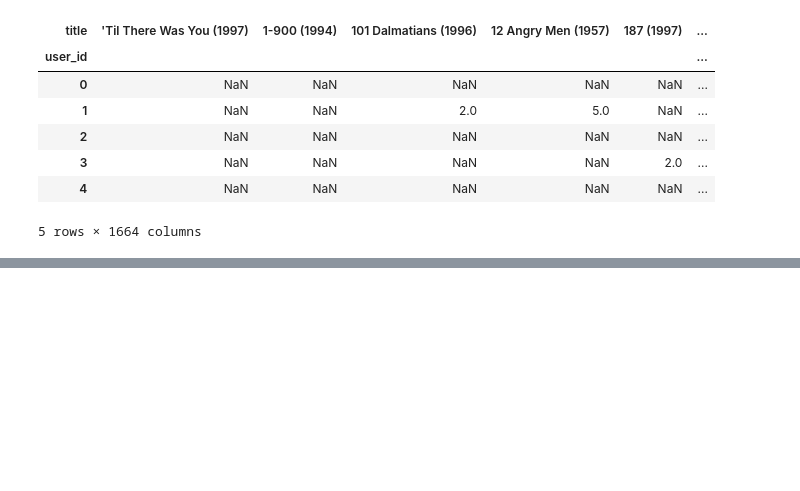
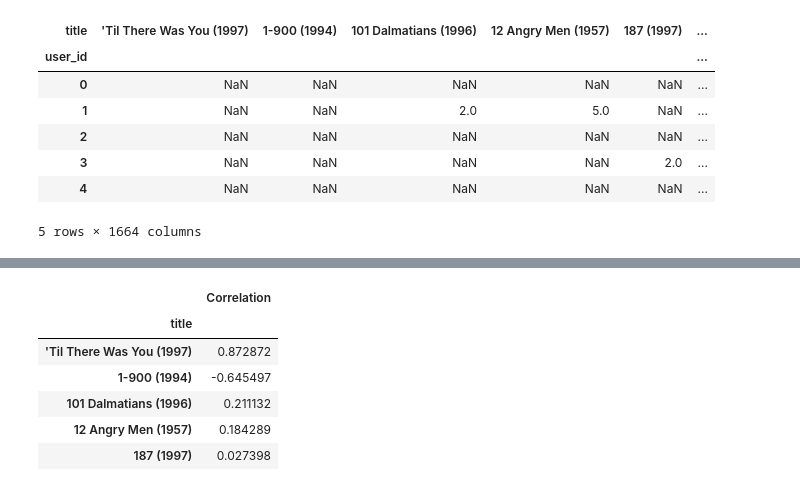
Before and after one commit to samwanyua/Python-Machine-Learning-Tutorial, a Jupyter notebook: Python_for_data_science/Recommeder_system.ipynb, the cells around one changed output, grey strips where cells are left out. Drawn from its saved outputs; the diff is of its cells as text; code cells hidden in the pictures; blank space fills up the shorter version.

Commit message:
Recommendation system - Correlation

```diff
--- a/Python_for_data_science/Recommeder_system.ipynb
+++ b/Python_for_data_science/Recommeder_system.ipynb
@@ -148,0 +165,5 @@ movie_mat.head()
+# %%
+# grabbing ratings for two movies
+starwars_user_ratings = movie_mat['Star Wars (1977)']
+liar_liar_user_ratings = movie_mat['Liar Liar (1997)']
+starwars_user_ratings
@@ -148,0 +184,16 @@ movie_mat.head()
+# %%
+# correlation between most rated movies
+similar_to_starwars = movie_mat.corrwith(starwars_user_ratings)
+similar_to_liar_liar = movie_mat.corrwith(liar_liar_user_ratings)
+# %%
+corr_starwars = pd.DataFrame(similar_to_starwars, columns=['Correlation'])
+corr_starwars.dropna(inplace=True)
+corr_starwars.head()
+# %% [output]
+|  | Correlation |
+| title |  |
+| 'Til There Was You (1997) | 0.872872 |
+| 1-900 (1994) | -0.645497 |
+| 101 Dalmatians (1996) | 0.211132 |
+| 12 Angry Men (1957) | 0.184289 |
+| 187 (1997) | 0.027398 |
```
Also changed, not shown: parts of 2 cells of this notebook.
